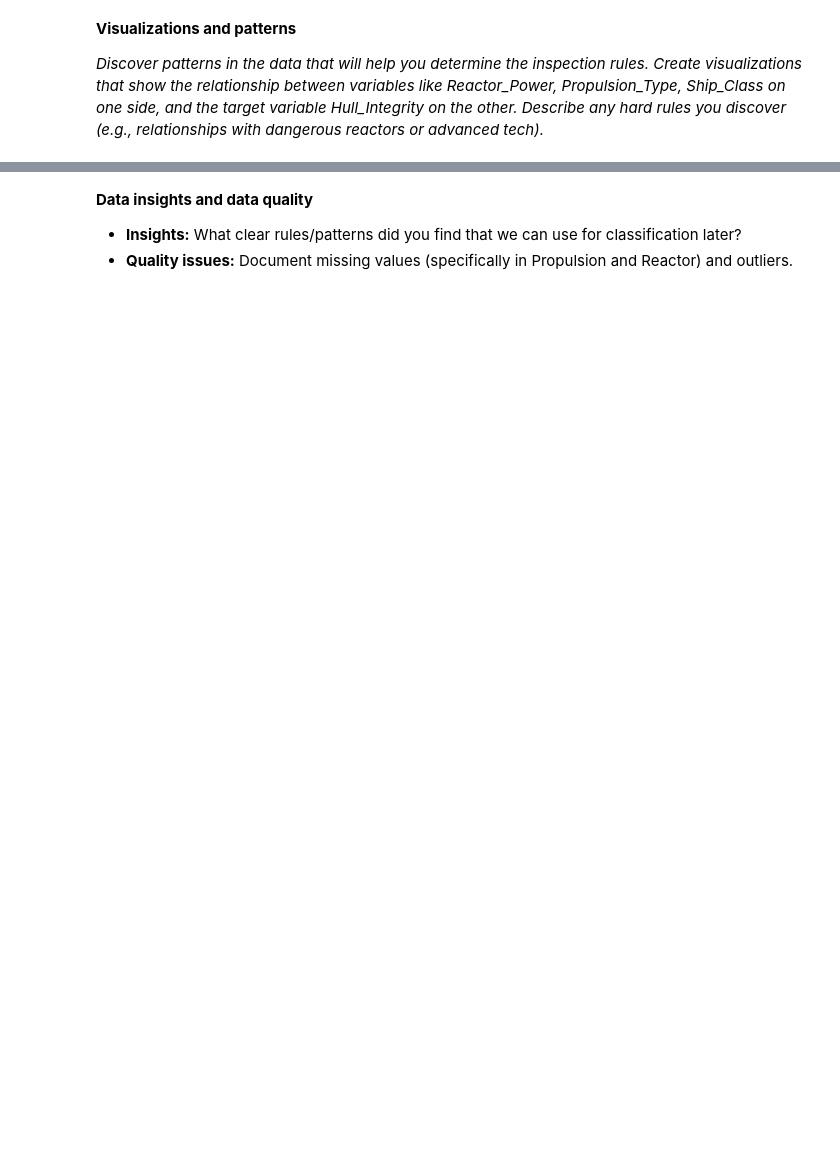
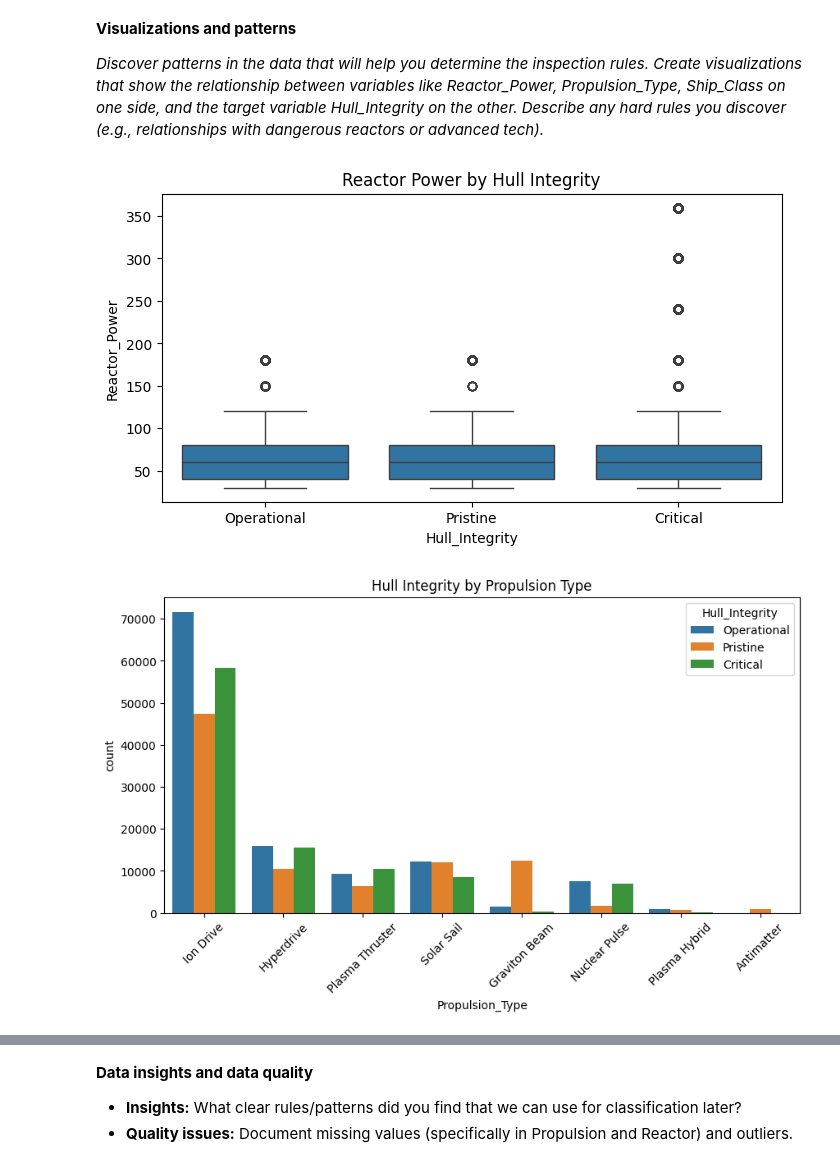
Before and after one commit to XueHu2222/Iterations, a Jupyter notebook: iteration-2/assignment_template_it2.ipynb, the cells around one changed output, grey strips where cells are left out. Saved outputs shown, nothing was run; the diff lists cells and outputs as text; code cells hidden in the pictures; blank space fills up the shorter version.

```diff
--- a/iteration-2/assignment_template_it2.ipynb
+++ b/iteration-2/assignment_template_it2.ipynb
@@ -31,7 +31,8 @@ from sklearn.metrics import mean_absolute_error, mean_squared_error, r2_score
 # CODE CELL: import the necessary datasets for this iteration
 # Make sure to load your cleaned dataset from Iteration 1 AND the new inspection data for Iteration 2.
 # Merge them together based on the Ship_ID.
-df = pd.read_csv('./data/ship_inspections_iter2.csv')
+df_inventory = pd.read_csv("./data/ships_inventory_clean.csv")
+df_inspections = pd.read_csv("./data/ship_inspections_iter2.csv")
 # %% [markdown]
 ---
 
@@ -94,3 +106,28 @@ memory usage: 14.1 MB
 *Discover patterns in the data that will help you determine the inspection rules. Create visualizations that show the relationship between variables like Reactor_Power, Propulsion_Type, Ship_Class on one side, and the target variable Hull_Integrity on the other. Describe any hard rules you discover (e.g., relationships with dangerous reactors or advanced tech).*
 # %%
 # CODE CELL: Generate visualizations (e.g., bar charts, boxplots comparing features against Hull_Integrity)
+
+# Reactor Power vs Hull Integrity
+plt.figure(figsize=(8,4))
+sns.boxplot(x='Hull_Integrity', y='Reactor_Power', data=df_inspections)
+plt.title("Reactor Power by Hull Integrity")
+plt.show()
+
+
+# Propulsion Type vs Hull Integrity
+plt.figure(figsize=(10,5))
+sns.countplot(data=df_inspections, x='Propulsion_Type', hue='Hull_Integrity')
+plt.title("Hull Integrity by Propulsion Type")
+plt.xticks(rotation=45)
+plt.show()
+
+
+# Ship Class vs Hull Integrity
+plt.figure(figsize=(10,5))
+sns.countplot(data=df_inspections, x='Ship_Class', hue='Hull_Integrity')
+plt.title("Hull Integrity by Ship Class")
+plt.xticks(rotation=45)
+plt.show()
+# %% [output]
+[figure, added]
+[figure, added]
```
Also changed, not shown: parts of 8 cells of this notebook, 4 other files.
